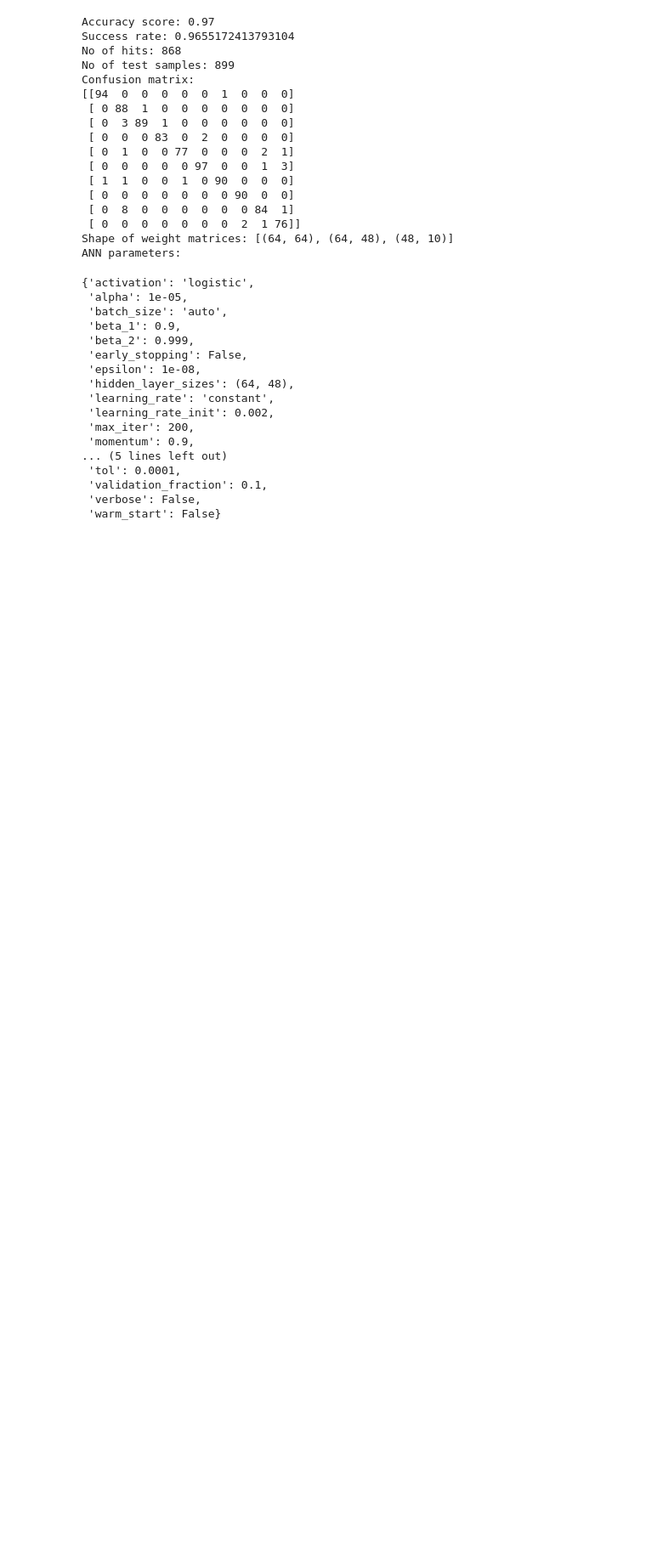
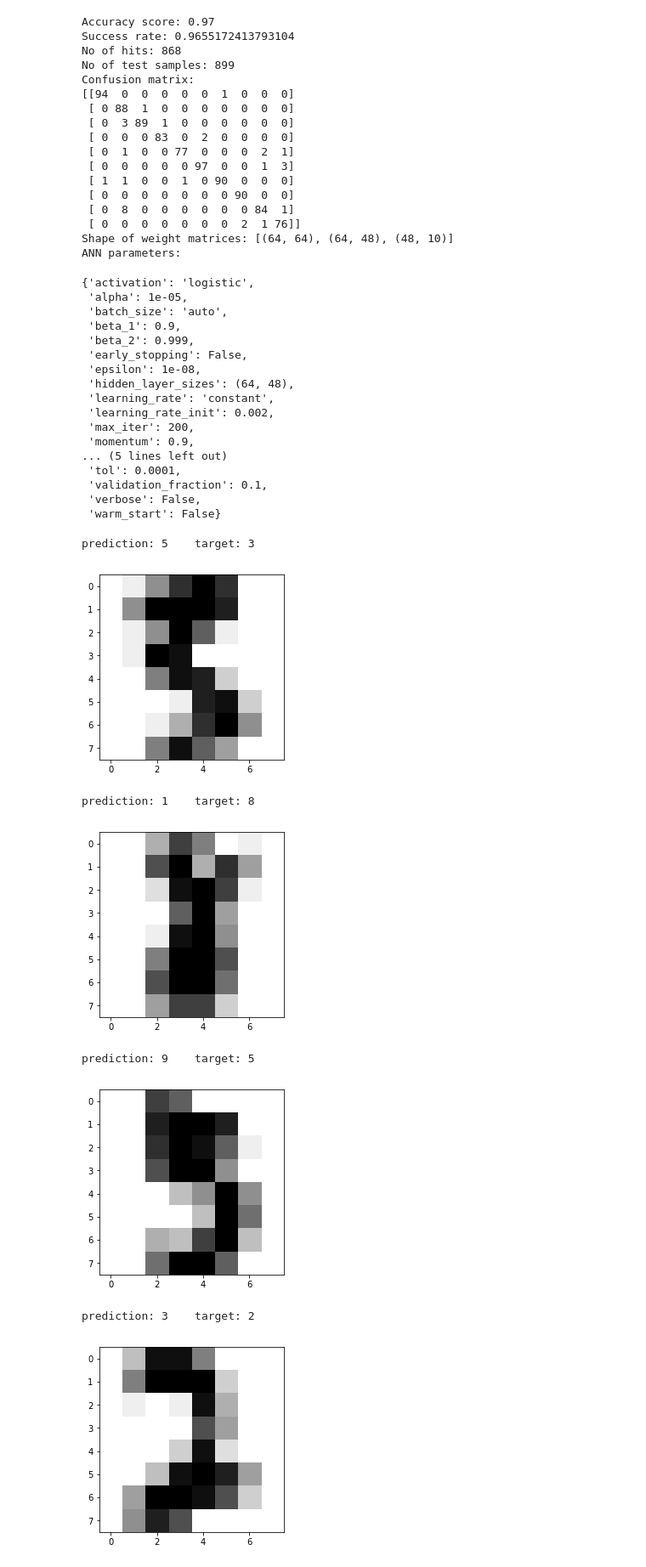
Before and after one commit to vladimirmicko/AI, a Jupyter notebook: Python-Jupiter-notebook/MLPClassifier.ipynb, the cells around one changed output. Shown: that part at 85% size. Drawn from its saved outputs; the diff is of its cells as text; code cells hidden in the pictures; blank space fills up the shorter version.

Commit message:
MLPClassifier - missed digits displayed as images

```diff
--- a/Python-Jupiter-notebook/MLPClassifier.ipynb
+++ b/Python-Jupiter-notebook/MLPClassifier.ipynb
@@ -86,3 +85,19 @@ ANN parameters:
  'validation_fraction': 0.1,
  'verbose': False,
  'warm_start': False}
+# %%
+import matplotlib.pyplot as plt
+for x in range(len(testY)):
+    if(prediction[x]!=testY[x]):
+        plt.imshow(testX[x].reshape(8,8), cmap=plt.cm.gray_r)
+        print("prediction: "+str(prediction[x])+"    target: "+str(testY[x]))
+        plt.show()
+# %% [output]
+prediction: 5    target: 3
+[figure, added]
+prediction: 1    target: 8
+[figure, added]
+prediction: 9    target: 5
+[figure, added]
+prediction: 3    target: 2
+[figure, added]
```
Also changed, not shown: parts of 2 cells of this notebook.
